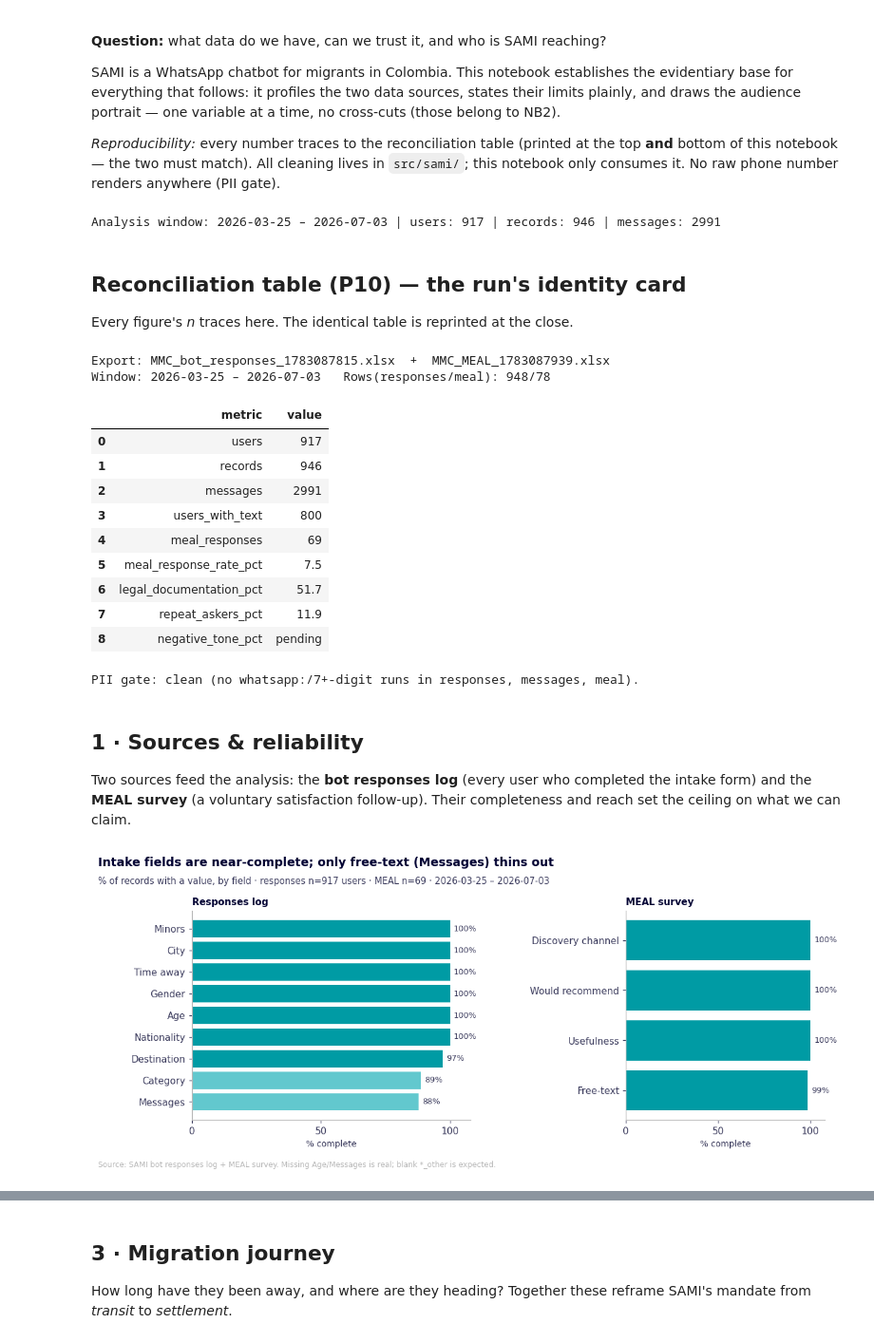
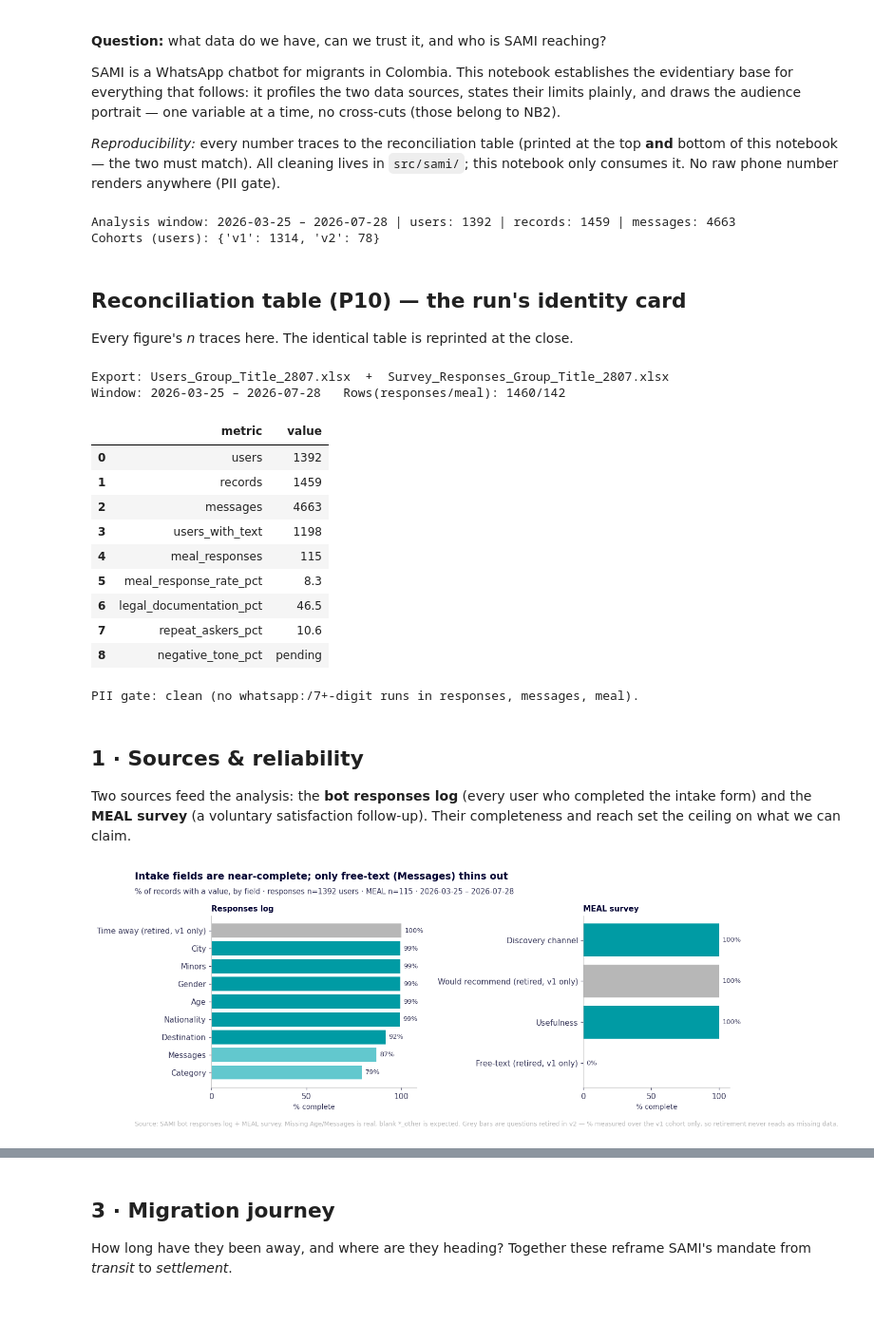
Before and after one commit to DiversaStudio/chatbot_methodology_mmc, a Jupyter notebook: notebooks/01_input_and_audience.ipynb, the cells around one changed output, grey strips where cells are left out. Shown at 95% size. Cells and saved outputs as stored; diff of their text form; code cells hidden in the pictures; blank space fills up the shorter version.

```diff
--- a/notebooks/01_input_and_audience.ipynb
+++ b/notebooks/01_input_and_audience.ipynb
@@ -28,7 +28,7 @@ import pandas as pd
 import matplotlib.pyplot as plt
 from matplotlib.patches import Patch
 
-from sami import load_sami, theme, canon, geo, qa
+from sami import load_sami, theme, canon, geo, qa, cohort
 
 WINDOW = None  # filled after load; every subtitle carries metric + n + window
 
@@ -60,9 +60,19 @@ WINDOW = f"{pd.to_datetime(d.run_meta['ts_min']).date()} – {pd.to_datetime(d.r
 # user-level profile frame (one row per user; 26 users have 2-3 records)
 users = r.sort_values("ts").drop_duplicates("user_id", keep="first").reset_index(drop=True)
 N_USERS = users["user_id"].nunique()
+
+# v1/v2 registration-survey cohort, per cohort.py — some fields (nationality)
+# cannot be pooled across the rewrite, others (away_duration) exist only for
+# v1. Tag both frames once here so every downstream cell can filter/split
+# without re-deriving it.
+r = r.assign(instrument_version=cohort.instrument_version(r).values)
+users = users.assign(instrument_version=cohort.instrument_version(users).values)
+
 print("Analysis window:", WINDOW, "| users:", N_USERS, "| records:", len(r), "| messages:", len(msgs))
+print("Cohorts (users):", users["instrument_version"].value_counts().to_dict())
 # %% [output]
-Analysis window: 2026-03-25 – 2026-07-03 | users: 917 | records: 946 | messages: 2991
+Analysis window: 2026-03-25 – 2026-07-28 | users: 1392 | records: 1459 | messages: 4663
+Cohorts (users): {'v1': 1314, 'v2': 78}
 # %% [markdown]
 ## Reconciliation table (P10) — the run's identity card
 Every figure's *n* traces here. The identical table is reprinted at the close.
@@ -75,17 +85,17 @@ display(recon)
 assert all(len(qa.pii_scan(f)) == 0 for f in (r, msgs, m)), "PII gate failed"
 print("PII gate: clean (no whatsapp:/7+-digit runs in responses, messages, meal).")
 # %% [output]
-Export: MMC_bot_responses_1783087815.xlsx  +  MMC_MEAL_1783087939.xlsx
-Window: 2026-03-25 – 2026-07-03   Rows(responses/meal): 948/78
+Export: Users_Group_Title_2807.xlsx  +  Survey_Responses_Group_Title_2807.xlsx
+Window: 2026-03-25 – 2026-07-28   Rows(responses/meal): 1460/142
 |  | metric | value |
-| 0 | users | 917 |
-| 1 | records | 946 |
-| 2 | messages | 2991 |
-| 3 | users_with_text | 800 |
-| 4 | meal_responses | 69 |
-| 5 | meal_response_rate_pct | 7.5 |
-| 6 | legal_documentation_pct | 51.7 |
-| 7 | repeat_askers_pct | 11.9 |
+| 0 | users | 1392 |
+| 1 | records | 1459 |
+| 2 | messages | 4663 |
+| 3 | users_with_text | 1198 |
+| 4 | meal_responses | 115 |
+| 5 | meal_response_rate_pct | 8.3 |
+| 6 | legal_documentation_pct | 46.5 |
+| 7 | repeat_askers_pct | 10.6 |
 | 8 | negative_tone_pct | pending |
 PII gate: clean (no whatsapp:/7+-digit runs in responses, messages, meal).
 # %% [markdown]
@@ -96,39 +106,62 @@ intake form) and the **MEAL survey** (a voluntary satisfaction follow-up). Their
 completeness and reach set the ceiling on what we can claim.
 # %%
 # Figure 1 — field completeness per source (two panels)
+# Away_duration (responses) and would_recommend/recommendation_text (MEAL) are
+# retired in v2 (cohort.POLICY marks them V1_ONLY) — v2 respondents were never
+# asked, so pooling their absence into the overall rate would misreport a
+# deliberate removal as data loss. Each is instead measured over the v1
+# cohort it actually covers and flagged grey + "(retired, v1 only)", the same
+# idiom Figure 4 uses to flag the self-reported sub-18 band.
 resp_fields = {
     "Nationality": "nationality_clean", "City": "city_clean", "Gender": "gender_clean",
     "Age": "age_num", "Minors": "Minors", "Time away": "Away_duration",
     "Destination": "Destination_Country", "Messages": "Messages", "Category": "Chat_summary",
 }
 def pct_complete(df, col):
     s = df[col].astype("string").str.strip()
     return 100 * s.replace({"": pd.NA, "nan": pd.NA, "None": pd.NA}).notna().mean()
 
-resp_c = pd.Series({k: pct_complete(users, v) for k, v in resp_fields.items()}).sort_values()
+RETIRED_RESP = {"Time away"}
+resp_v1 = users[users["instrument_version"] == "v1"]
+resp_c = pd.Series({
+    k: pct_complete(resp_v1 if k in RETIRED_RESP else users, v)
+    for k, v in resp_fields.items()
+}).sort_values()
+
 meal_fields = {"Usefulness": "usefulness_rating", "Would recommend": "would_recommend",
                "Free-text": "recommendation_text", "Discovery channel": "discovery_channel"}
-meal_c = pd.Series({k: pct_complete(m, v) for k, v in meal_fields.items()}).sort_values()
+RETIRED_MEAL = {"Would recommend", "Free-text"}
+# MEAL carries no v1/v2 marker of its own; borrow it from the responses log.
+meal_iv = m.merge(r[["user_id", "instrument_version"]].drop_duplicates("user_id"), on="user_id", how="left")
+meal_v1 = meal_iv[meal_iv["instrument_version"] == "v1"]
+meal_c = pd.Series({
+    k: pct_complete(meal_v1 if k in RETIRED_MEAL else m, v)
+    for k, v in meal_fields.items()
+}).sort_values()
 
 fig, (a1, a2) = plt.subplots(1, 2, figsize=(12, 4.8), gridspec_kw={"width_ratios": [1.4, 1]})
-for ax, s, lab in [(a1, resp_c, "Responses log"), (a2, meal_c, "MEAL survey")]:
-    cols = [theme.PRIMARY if v >= 90 else (theme.AGUA_MID if v >= 60 else theme.MADERA) for v in s]
-    ax.barh(s.index, s.values, color=cols)
+for ax, s, lab, retired in [(a1, resp_c, "Responses log", RETIRED_RESP), (a2, meal_c, "MEAL survey", RETIRED_MEAL)]:
+    cols = [theme.MUTED if k in retired else (theme.PRIMARY if v >= 90 else (theme.AGUA_MID if v >= 60 else theme.MADERA))
+            for k, v in s.items()]
+    labels = [f"{k} (retired, v1 only)" if k in retired else k for k in s.index]
+    ax.barh(labels, s.values, color=cols)
     for y, v in enumerate(s.values):
         ax.annotate(f"{v:.0f}%", (v, y), xytext=(4, 0), textcoords="offset points",
                     va="center", fontsize=8.5, color=theme.INK2)
     ax.set_xlim(0, 108); ax.set_xticks([0, 50, 100]); ax.set_xlabel("% complete", fontsize=9)
     ax.set_title(lab, loc="left", fontsize=10, fontweight="semibold", color=theme.INK, pad=6)
-fig.subplots_adjust(top=0.80, bottom=0.16, wspace=0.65)
+fig.subplots_adjust(top=0.80, bottom=0.16, wspace=0.95)
 fig.text(0.01, 0.965, "Intake fields are near-complete; only free-text (Messages) thins out",
          fontsize=12.5, fontweight="semibold", color=theme.INK, ha="left", va="top")
 fig.text(0.01, 0.905, f"% of records with a value, by field · responses n={N_USERS} users · MEAL n={len(m)} · {WINDOW}",
          fontsize=9.5, color=theme.INK2, ha="left", va="top")
-fig.text(0.01, 0.01, "Source: SAMI bot responses log + MEAL survey. Missing Age/Messages is real; blank *_other is expected.",
+fig.text(0.01, 0.01,
+         "Source: SAMI bot responses log + MEAL survey. Missing Age/Messages is real; blank *_other is expected. "
+         "Grey bars are questions retired in v2 — % measured over the v1 cohort only, so retirement never reads as missing data.",
          fontsize=8, color=theme.MUTED, ha="left", va="bottom")
 plt.show()
 # %% [output]
-[figure, old version]
+[figure, new version]
 # %%
 # Figure 2 — MEAL response-rate big-number callout (not a chart)
 rate = 100 * len(m) / N_USERS
```
Also changed, not shown: parts of 18 cells of this notebook.
